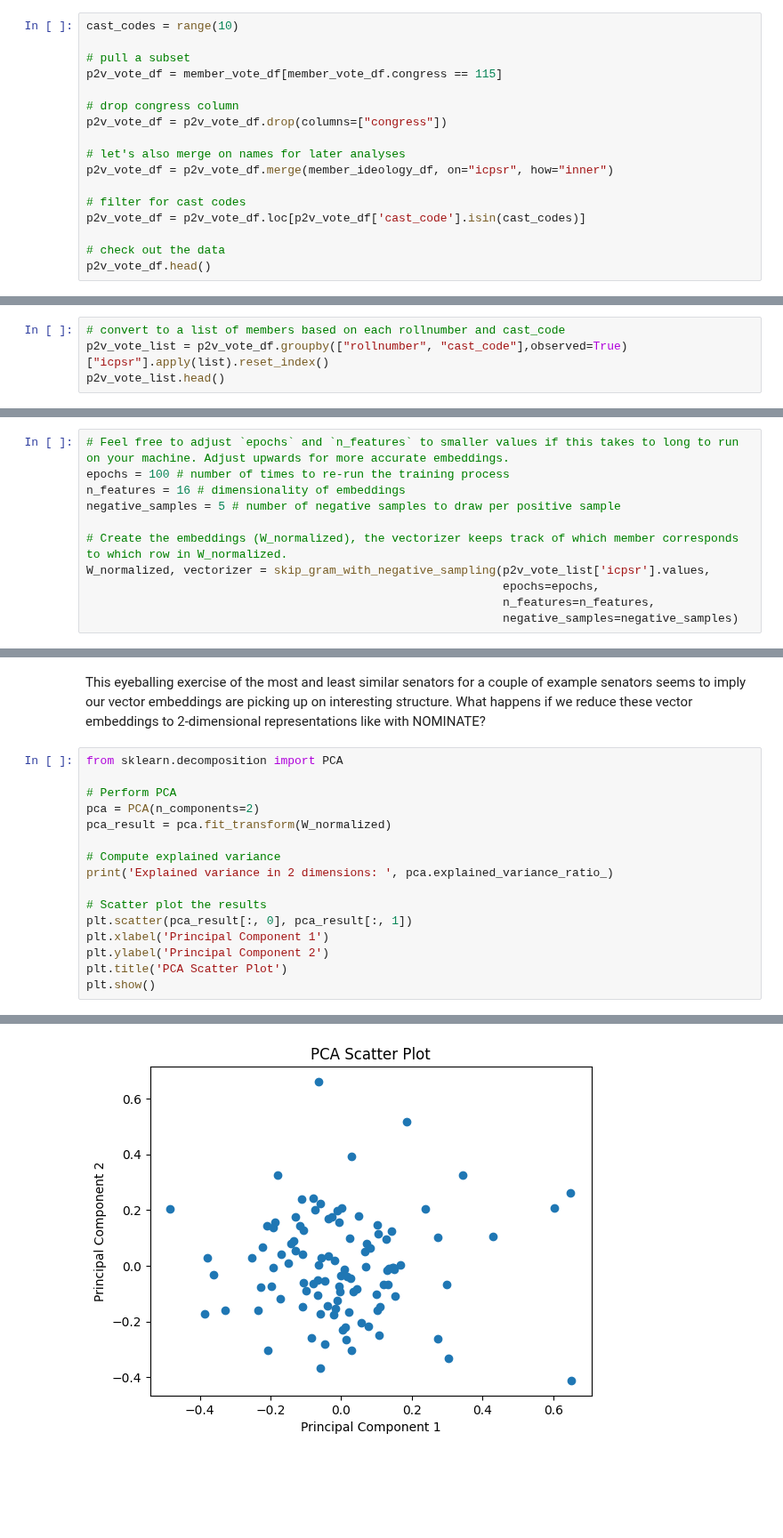
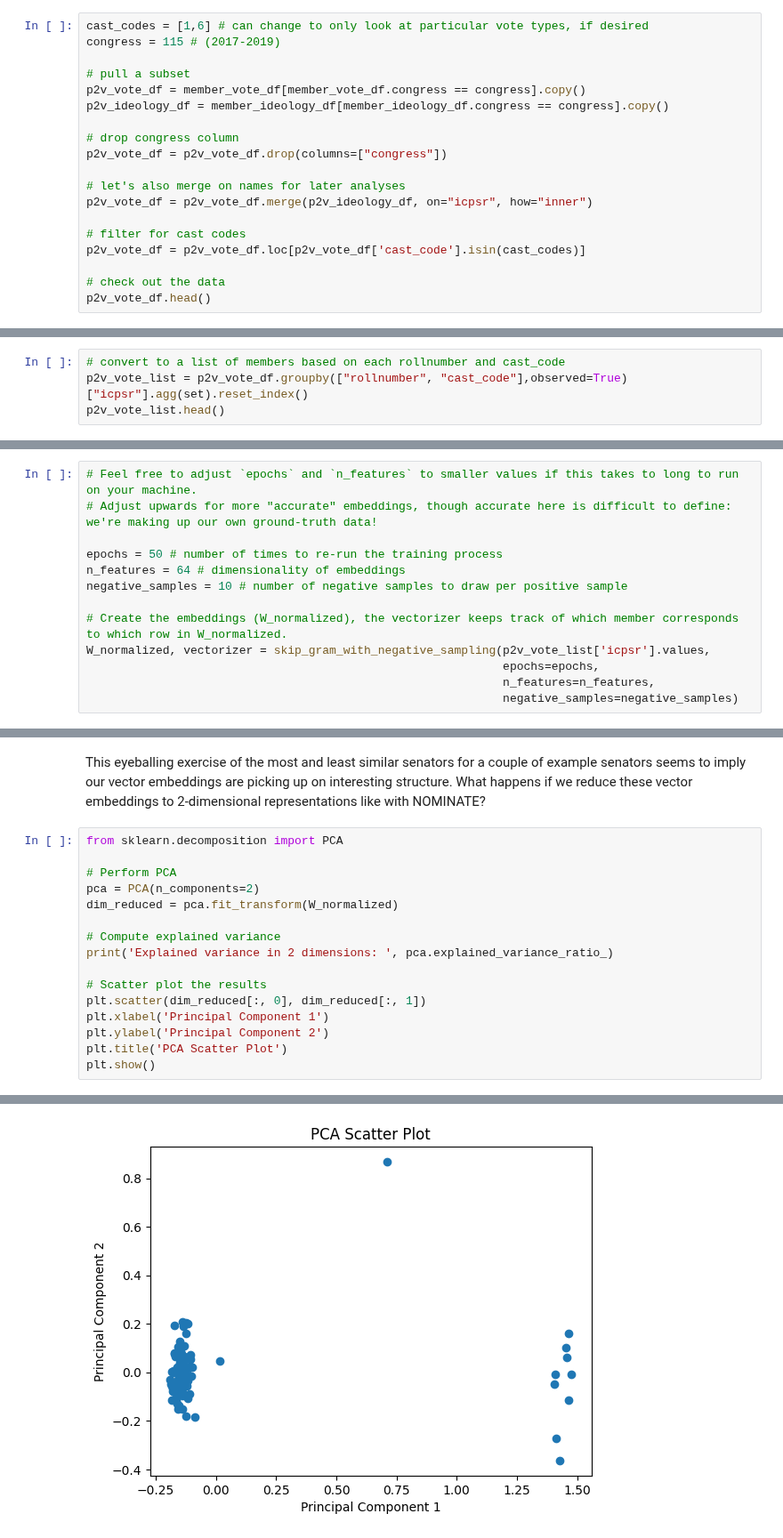
Before and after one commit to rfunklab/computational_social_science_for_organizational_research, a Jupyter notebook: sessions/learning/notebook/learning.ipynb, the cells around one changed output, grey strips where cells are left out. Shown at 89% size. Cells and saved outputs as stored; diff of their text form; blank space fills up the shorter version.

```diff
--- a/sessions/learning/notebook/learning.ipynb
+++ b/sessions/learning/notebook/learning.ipynb
@@ -677,16 +677,18 @@ For the moment, let's see if we can create our own NOMINATE measure by embedding
 # %% [markdown]
 First we need a dataset of voting records. As we saw above, the `cast_code` field can take one of 10 different values. Let's just look at cast_codes 1 and 6 which correspond to yea and nay votes, respectively. For every other vote, we'll want to pull the list of members which voted with a particular `cast_code` on a particular `rollnumber`. Let's focus on the 115th congress like we did above.
 # %%
-cast_codes = range(10)
+cast_codes = [1,6] # can change to only look at particular vote types, if desired
+congress = 115 # (2017-2019)
 
 # pull a subset
-p2v_vote_df = member_vote_df[member_vote_df.congress == 115]
+p2v_vote_df = member_vote_df[member_vote_df.congress == congress].copy()
+p2v_ideology_df = member_ideology_df[member_ideology_df.congress == congress].copy()
 
 # drop congress column
 p2v_vote_df = p2v_vote_df.drop(columns=["congress"])
 
 # let's also merge on names for later analyses
-p2v_vote_df = p2v_vote_df.merge(member_ideology_df, on="icpsr", how="inner")
+p2v_vote_df = p2v_vote_df.merge(p2v_ideology_df, on="icpsr", how="inner")
 
 # filter for cast codes
 p2v_vote_df = p2v_vote_df.loc[p2v_vote_df['cast_code'].isin(cast_codes)]
@@ -703,6 +705,6 @@ p2v_vote_df.head()
 # %%
 # convert to a list of members based on each rollnumber and cast_code
-p2v_vote_list = p2v_vote_df.groupby(["rollnumber", "cast_code"],observed=True)["icpsr"].apply(list).reset_index()
+p2v_vote_list = p2v_vote_df.groupby(["rollnumber", "cast_code"],observed=True)["icpsr"].agg(set).reset_index()
 p2v_vote_list.head()
 # %% [output]
 |  | rollnumber | cast_code | icpsr |
@@ -819,8 +822,10 @@ def skip_gram_with_negative_sampling(votes, epochs=10, n_features=32, negative_s
 # %%
-# Feel free to adjust `epochs` and `n_features` to smaller values if this takes to long to run on your machine. Adjust upwards for more accurate embeddings.
-epochs = 100 # number of times to re-run the training process
-n_features = 16 # dimensionality of embeddings
-negative_samples = 5 # number of negative samples to draw per positive sample
+# Feel free to adjust `epochs` and `n_features` to smaller values if this takes to long to run on your machine.
+# Adjust upwards for more "accurate" embeddings, though accurate here is difficult to define: we're making up our own ground-truth data!
+
+epochs = 50 # number of times to re-run the training process
+n_features = 64 # dimensionality of embeddings
+negative_samples = 10 # number of negative samples to draw per positive sample
 
 # Create the embeddings (W_normalized), the vectorizer keeps track of which member corresponds to which row in W_normalized.
 W_normalized, vectorizer = skip_gram_with_negative_sampling(p2v_vote_list['icpsr'].values,
@@ -918,13 +923,13 @@ from sklearn.decomposition import PCA
 
 # Perform PCA
 pca = PCA(n_components=2)
-pca_result = pca.fit_transform(W_normalized)
+dim_reduced = pca.fit_transform(W_normalized)
 
 # Compute explained variance
 print('Explained variance in 2 dimensions: ', pca.explained_variance_ratio_)
 
 # Scatter plot the results
-plt.scatter(pca_result[:, 0], pca_result[:, 1])
+plt.scatter(dim_reduced[:, 0], dim_reduced[:, 1])
 plt.xlabel('Principal Component 1')
 plt.ylabel('Principal Component 2')
 plt.title('PCA Scatter Plot')
@@ -934 +939 @@ Explained variance in 2 dimensions:  [0.12010061 0.11000301]
-[figure, old version]
+[figure, new version]
```
Also changed, not shown: parts of 14 cells of this notebook.
